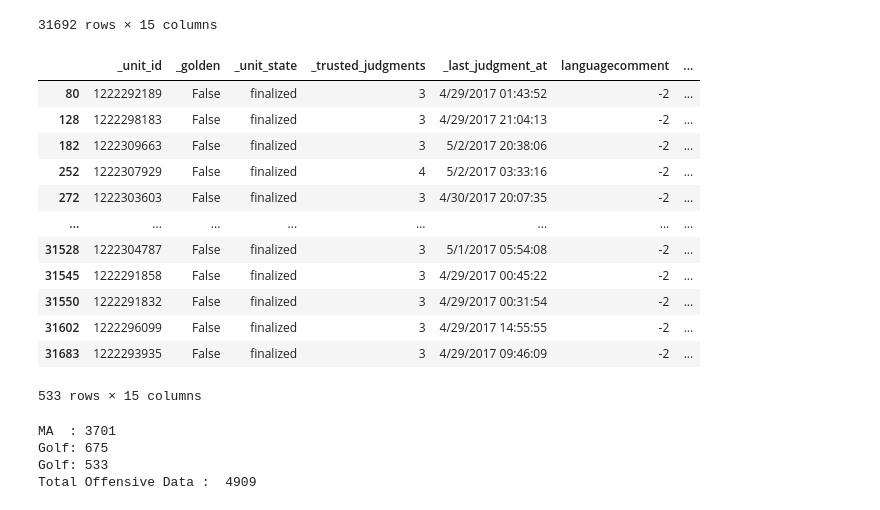
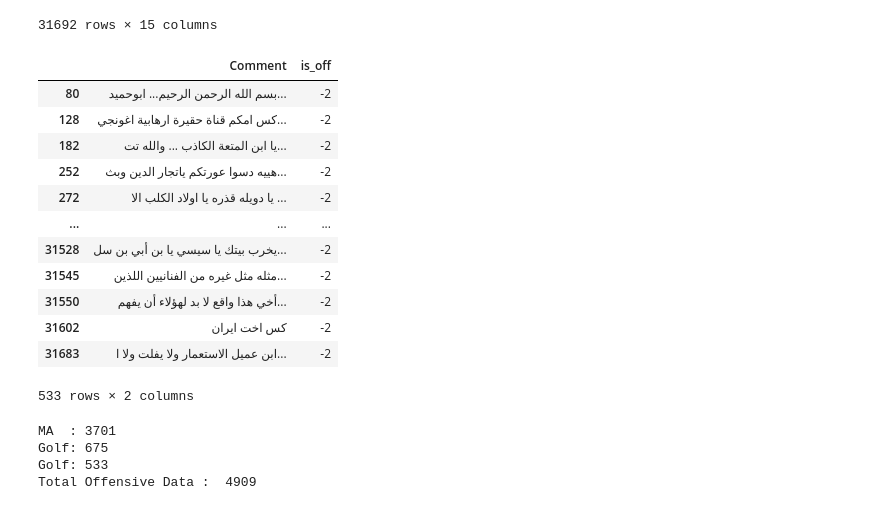
Before and after one commit to MouadBH/arabic-offensive-language-detection, a Jupyter notebook: data_prepare.ipynb, the cells around one changed output. Drawn from its saved outputs; the diff is of its cells as text; code cells hidden in the pictures.

```diff
--- a/data_prepare.ipynb
+++ b/data_prepare.ipynb
@@ -100,23 +101,24 @@ data_aj
 | 31691 | 1222303109 | False | finalized | 3 | 4/30/2017 17:21:16 | 0 | ... |
 31692 rows × 15 columns
 # %%
-data_aj_off = data_aj.loc[data_aj['languagecomment'] == -2]
+data_aj_off = data_aj.loc[data_aj['languagecomment'] == -2, ['body', 'languagecomment']]
-# %%
-data_aj_off
-# %% [output]
-|  | _unit_id | _golden | _unit_state | _trusted_judgments | _last_judgment_at | languagecomment | ... |
-| 80 | 1222292189 | False | finalized | 3 | 4/29/2017 01:43:52 | -2 | ... |
-| 128 | 1222298183 | False | finalized | 3 | 4/29/2017 21:04:13 | -2 | ... |
-| 182 | 1222309663 | False | finalized | 3 | 5/2/2017 20:38:06 | -2 | ... |
-| 252 | 1222307929 | False | finalized | 4 | 5/2/2017 03:33:16 | -2 | ... |
-| 272 | 1222303603 | False | finalized | 3 | 4/30/2017 20:07:35 | -2 | ... |
-| ... | ... | ... | ... | ... | ... | ... | ... |
-| 31528 | 1222304787 | False | finalized | 3 | 5/1/2017 05:54:08 | -2 | ... |
-| 31545 | 1222291858 | False | finalized | 3 | 4/29/2017 00:45:22 | -2 | ... |
-| 31550 | 1222291832 | False | finalized | 3 | 4/29/2017 00:31:54 | -2 | ... |
-| 31602 | 1222296099 | False | finalized | 3 | 4/29/2017 14:55:55 | -2 | ... |
-| 31683 | 1222293935 | False | finalized | 3 | 4/29/2017 09:46:09 | -2 | ... |
-533 rows × 15 columns
+# %%
+data_aj_off.columns = ['Comment', 'is_off']
+data_aj_off
+# %% [output]
+|  | Comment | is_off |
+| 80 | بسم الله الرحمن الرحيم... ابوحميد... | -2 |
+| 128 | كس امكم قناة حقيرة ارهابية اغونجي... | -2 |
+| 182 | يا ابن المتعة الكاذب ... والله تت... | -2 |
+| 252 | هييه دسوا عورتكم ياتجار الدين وبث... | -2 |
+| 272 | يا دويله قذره يا اولاد الكلب الا ... | -2 |
+| ... | ... | ... |
+| 31528 | يخرب بيتك يا سيسي يا بن أبي بن سل... | -2 |
+| 31545 | مثله مثل غيره من الفنانيين اللذين... | -2 |
+| 31550 | أخي هذا واقع لا بد لهؤلاء أن يفهم... | -2 |
+| 31602 | كس اخت ايران | -2 |
+| 31683 | ابن عميل الاستعمار ولا يفلت ولا ا... | -2 |
+533 rows × 2 columns
 # %%
 print("MA  : " + str(len(data_off)) + "\nGolf: " + str(len(data2_off)) + "\nGolf: " + str(len(data_aj_off)))
 print("Total Offensive Data : % 2d" %(len(data_off) + len(data2_off) + len(data_aj_off)))
```
Also changed, not shown: parts of 4 cells of this notebook, 2 other files.
